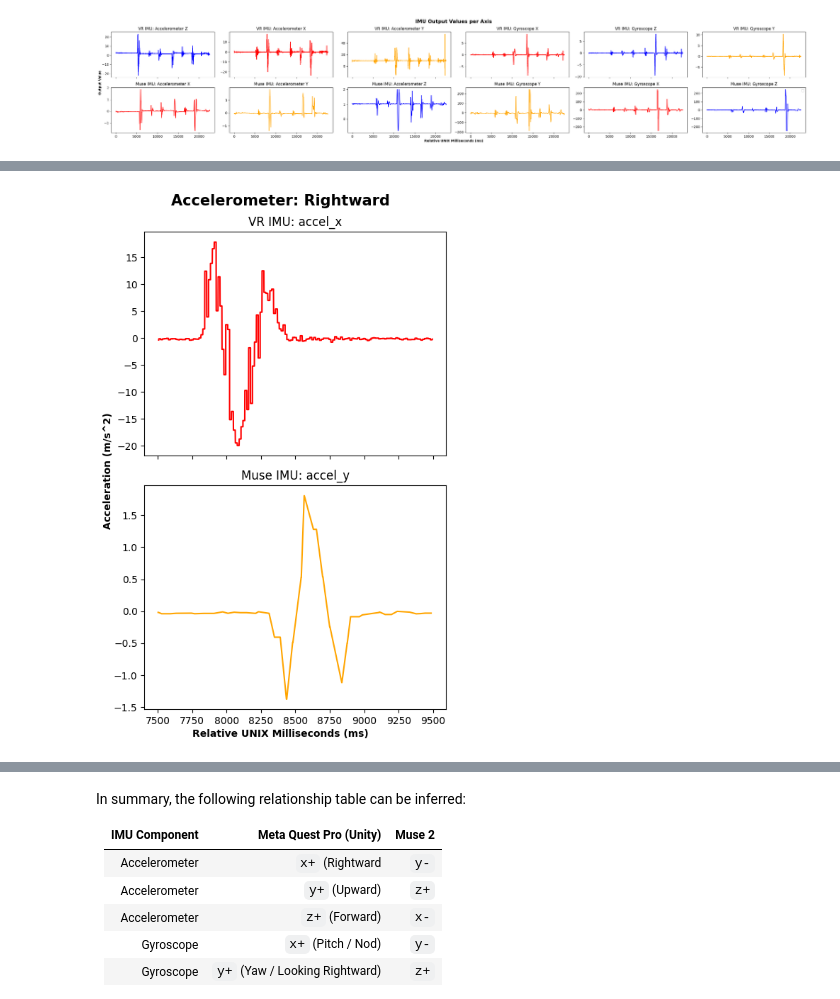
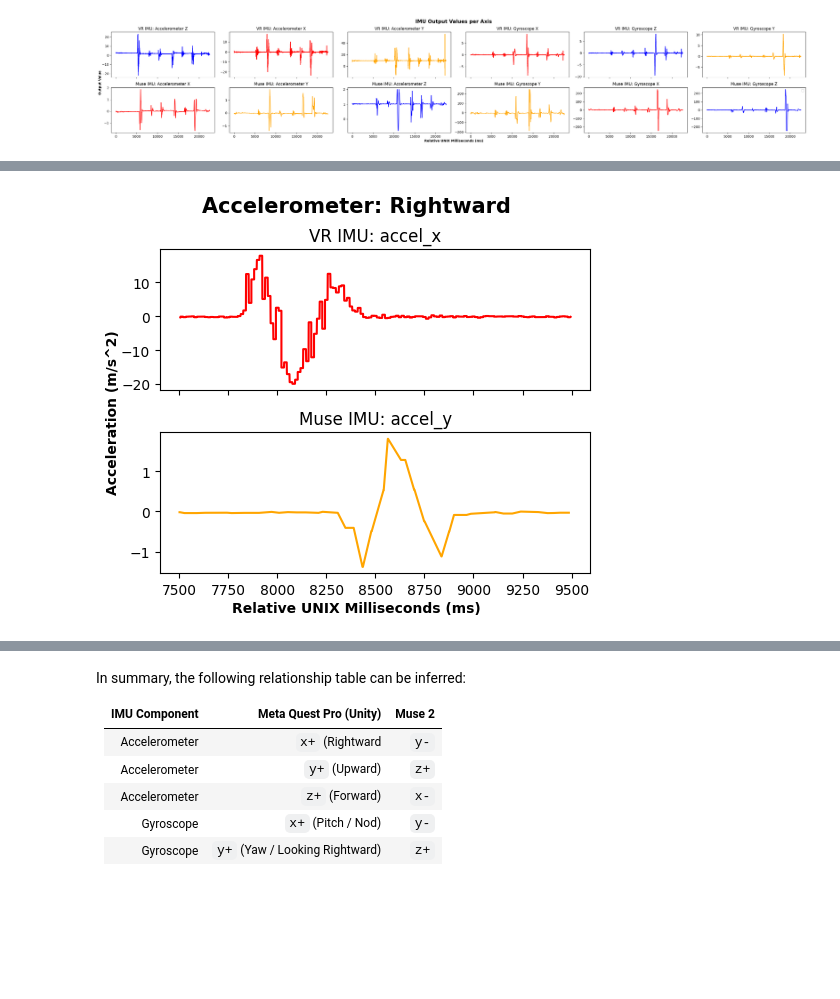
Before and after one commit to SimpleDevs-Research/EEG-Blink-Cal, a Jupyter notebook: axis-check.ipynb, the cells around one changed output, grey strips where cells are left out. Cells and saved outputs as stored; diff of their text form; code cells hidden in the pictures; blank space fills up the shorter version.

```diff
--- a/axis-check.ipynb
+++ b/axis-check.ipynb
@@ -182,5 +182,5 @@ experiment.plot_individual('accel_z', 'accel_x', (5000,6500), 'Accelerometer: Fo
 # %%
-experiment.plot_individual('accel_x', 'accel_y', (7500,9500), 'Accelerometer: Rightward', figsize=(5,7.5), outname='accel_rightward.png')
+experiment.plot_individual('accel_x', 'accel_y', (7500,9500), 'Accelerometer: Rightward', figsize=(5,4), outname='accel_rightward.png')
 # %% [output]
-[figure, old version]
+[figure, new version]
 # %%
```
Also changed, not shown: parts of 5 cells of this notebook, 2 other files.
